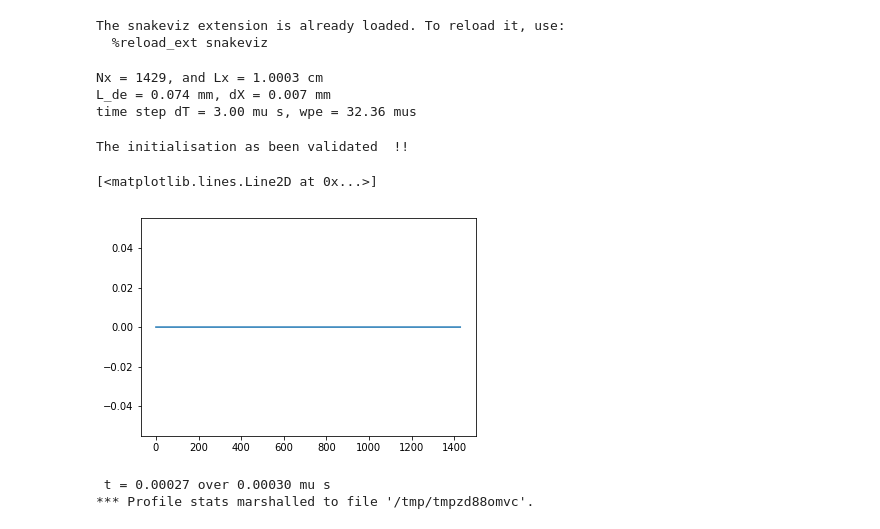
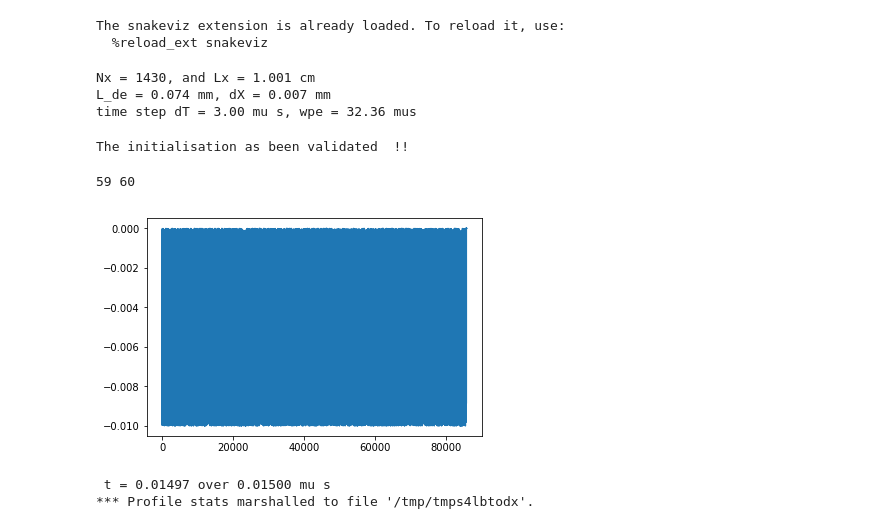
Before and after one commit to antoinetavant/1D_PIC, a Jupyter notebook: Main.ipynb, the cells around one changed output. Drawn from its saved outputs; the diff is of its cells as text; code cells hidden in the pictures.

```diff
--- a/Main.ipynb
+++ b/Main.ipynb
@@ -37,11 +37,11 @@ The snakeviz extension is already loaded. To reload it, use:
 #parameters
 Lx = 1e-2 #System length
 dX = 0.7e-5 #dX in m
-Nx = int(Lx/dX)+1 #cell number
+Nx = int(Lx/dX)+2 #cell number
 Lx = Nx*dX
 print("Nx = {Nx}, and Lx = {Lx} cm".format(Nx = Nx, Lx = Lx*100))
 
-Npart = 50*Nx #particles number, calculated via particle par cell
+Npart = 60*Nx #particles number, calculated via particle par cell
 n = 3e17  #[m^-3]
 dT = 3e-12 #time step
 Te_0 = 30;     #[eV] Electron distribution temperature
@@ -53,29 +53,36 @@ wpe = np.sqrt(n*q**2/(eps_0*me))
 print(f"L_de = {L_De*1e3:2.3f} mm, dX = {dX*1e3} mm")
 print(f"time step dT = {dT*1e12:2.2f} mu s, wpe = {wpe**(-1)*1e12:2.2f} mus")
 # %% [output]
-Nx = 1429, and Lx = 1.0003 cm
+Nx = 1430, and Lx = 1.001 cm
 L_de = 0.074 mm, dX = 0.007 mm
 time step dT = 3.00 mu s, wpe = 32.36 mus
 # %%
 pla = plasma(dT,Nx,Lx,Npart,n,Te_0,Ti_0,200,0, True)
 # %% [output]
 The initialisation as been validated  !!
-# %%
-pla.ne[:] = 1e17
-pla.ni[:] = 1e17
-pla.rho = pla.ni - pla.ne
-pla.solve_poisson()
-plt.plot(pla.phi)
-# %% [output]
-[<matplotlib.lines.Line2D at 0x...>]
-[figure, removed]
+# %%
+e = pla.ele.remove_parts(pla.Lx-pla.dx)
+i = pla.ion.remove_parts(pla.Lx-pla.dx)
+#pla.pusher()
+
+plt.plot(pla.ele.x[:]-pla.Lx)
+
+
+print(e,i)
+pla.boundary()
+pla.compute_rho()
+pla.solve_poisson()
+#plt.plot(pla.phi)
+# %% [output]
+59 60
+[figure, added]
 # %%
 %%snakeviz
-Nt = 100
+Nt = 5000
 pla.Do_diags = True
 pla.n_0 = 0#int(Nt/2)
-pla.n_average = 2
-
+pla.n_average = 100
+pla.data = {}
 for nt in np.arange(Nt):
 
     if nt%10 == 0 : print("\r t = {:2.5f} over {:2.5f} mu s".format(nt*pla.dT*1e6,Nt*pla.dT*1e6),end="")
@@ -89,8 +96,8 @@ for nt in np.arange(Nt):
 
 #pla.save_data("tempfile.dat")
 # %% [output]
- t = 0.00027 over 0.00030 mu s
-*** Profile stats marshalled to file '/tmp/tmpzd88omvc'.
+ t = 0.01497 over 0.01500 mu s
+*** Profile stats marshalled to file '/tmp/tmps4lbtodx'.
 # %%
 for k,v in pla.data.items():
     plt.plot(smooth(pla.data[k]["phi"][:-1]),label = "Te"+str(k));
```
Also changed, not shown: parts of 10 cells of this notebook, 16 other files.
